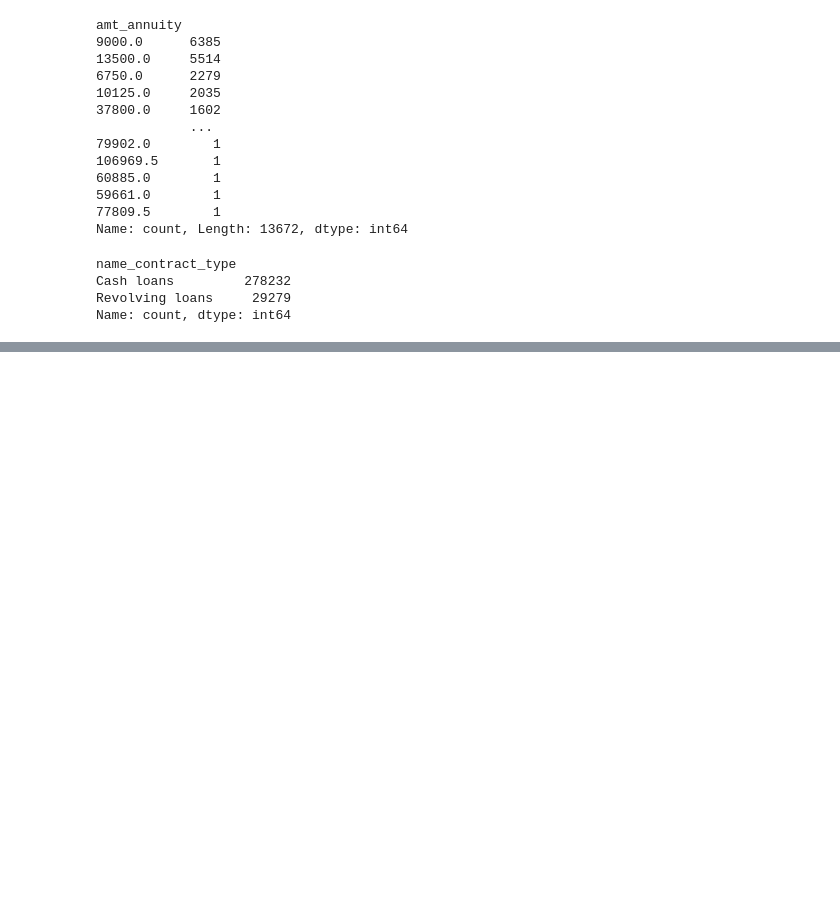
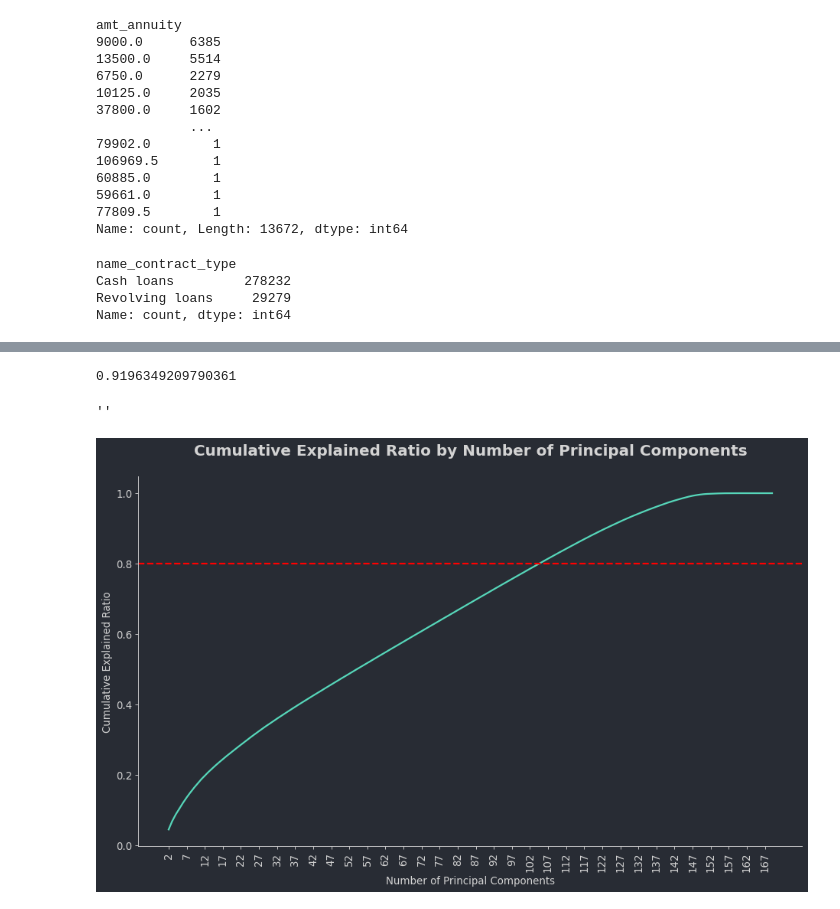
Before and after one commit to rca-devs/CIS-5450, a Jupyter notebook: course_project_eda_paul.ipynb, the cells around one changed output, grey strips where cells are left out. Drawn from its saved outputs; the diff is of its cells as text; code cells hidden in the pictures; blank space fills up the shorter version.

```diff
--- a/course_project_eda_paul.ipynb
+++ b/course_project_eda_paul.ipynb
@@ -795,0 +830,2 @@ dtype: float64
+# %%
+application_train_df['days_last_phone_change'].fillna(application_train_df['days_last_phone_change'].mean(),inplace=True)
@@ -795,0 +908,3 @@ dtype: float64
+# %%
+seed = 42
+X_train, X_test, y_train, y_test = train_test_split(application_train_df[[x for x in application_train_df.columns if x != 'target' and x != 'sk_id_curr']], application_train_df['target'], test_size = 0.3, random_state = seed)
@@ -795,0 +923,4 @@ dtype: float64
+# %%
+log_acc
+# %% [output]
+0.9196349209790361
@@ -795,0 +931,30 @@ dtype: float64
+# %%
+# TO-DO: Intermediate step to address fac that PCA is not scale-invariant
+X_train_normalized = StandardScaler().fit_transform(X_train)
+X_test_normalized = StandardScaler().fit(X_train).transform(X_test)
+# %%
+pca = PCA(n_components=X_train.shape[1])
+pca.fit(X_train_normalized)
+
+explained_variance_ratios = pca.explained_variance_ratio_
+
+# TO-DO: Save the CUMULATIVE explained variance ratios into variable called "cum_evr"
+cum_evr = explained_variance_ratios.cumsum()
+# %%
+#Many variables are not very correlated with one another if PCA doesn't have the biggest impact. We will need to select a subset of the variable pool
+fig = plt.figure(figsize = (14,8))
+ax = fig.add_subplot(111)
+
+ax.plot(cum_evr)
+ax.set_xticks(np.arange(0,X_train.shape[1],5))
+ax.set_xticklabels(np.arange(1,X_train.shape[1] ,5) + 1,rotation = 90)
+ax.axhline(0.8,linestyle = '--', color='red')
+
+ax.set_xlabel('Number of Principal Components')
+ax.set_ylabel('Cumulative Explained Ratio')
+ax.set_title('Cumulative Explained Ratio by Number of Principal Components')
+
+;
+# %% [output]
+''
+[figure, added]
```
Also changed, not shown: parts of 40 cells of this notebook.
